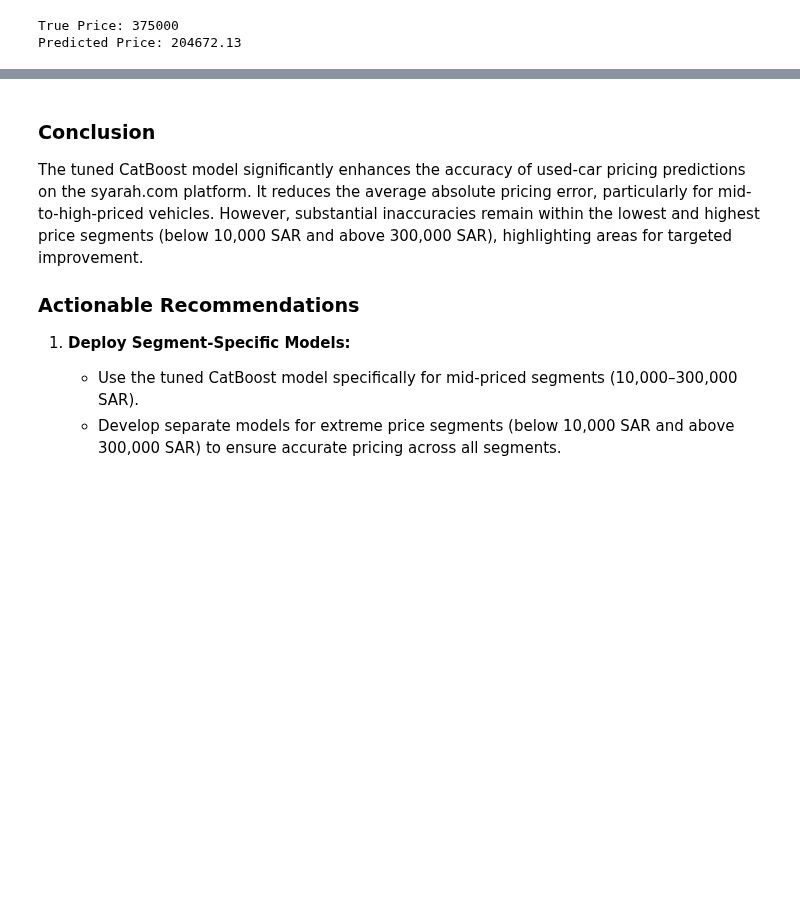
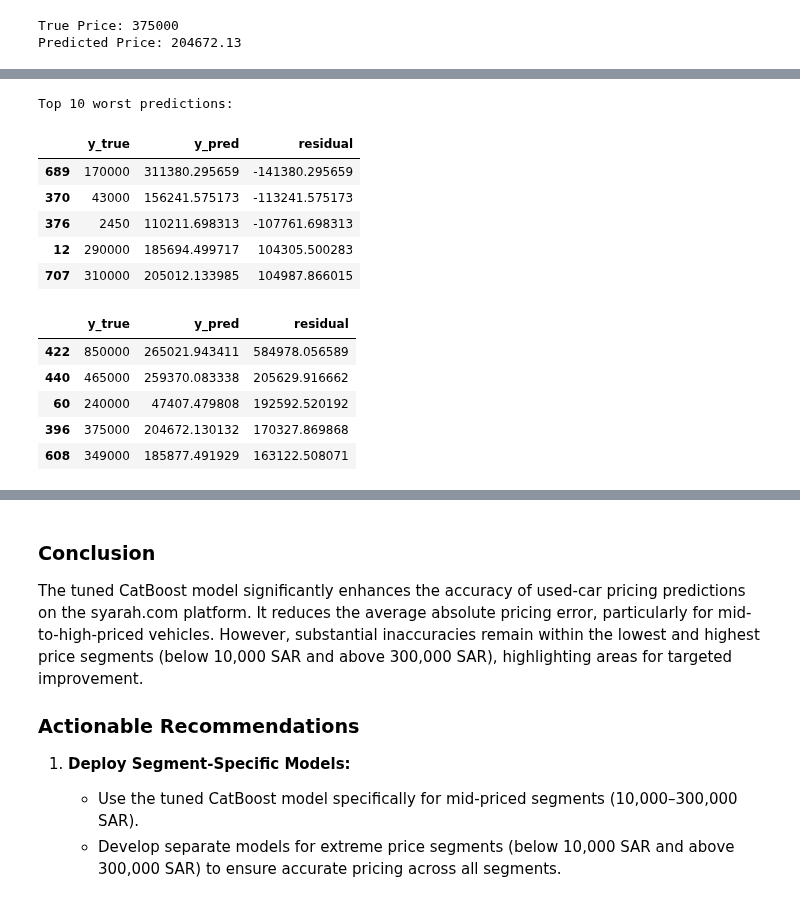
Before and after one commit to RioPramana21/Ctrl-Price-Taking-Control-of-Used-Car-Valuations-with-ML, a Jupyter notebook: code_files/feature_engineering_and_modelling.ipynb, the cells around one changed output, grey strips where cells are left out. Saved outputs shown, nothing was run; the diff lists cells and outputs as text; code cells hidden in the pictures; blank space fills up the shorter version.

```diff
--- a/code_files/feature_engineering_and_modelling.ipynb
+++ b/code_files/feature_engineering_and_modelling.ipynb
@@ -728,0 +767,22 @@ Predicted Price: 204672.13
+# %%
+# 3) tag the "outliers" where absolute-resid > 3×std
+rstd = df_resid["residual"].std()
+outliers = df_resid[np.abs(df_resid["residual"]) > 3*rstd]
+
+print("Top 10 worst predictions:")
+display(outliers.sort_values("residual").head(5))
+display(outliers.sort_values("residual", ascending=False).head(5))
+# %% [output]
+Top 10 worst predictions:
+|  | y_true | y_pred | residual |
+| 689 | 170000 | 311380.295659 | -141380.295659 |
+| 370 | 43000 | 156241.575173 | -113241.575173 |
+| 376 | 2450 | 110211.698313 | -107761.698313 |
+| 12 | 290000 | 185694.499717 | 104305.500283 |
+| 707 | 310000 | 205012.133985 | 104987.866015 |
+|  | y_true | y_pred | residual |
+| 422 | 850000 | 265021.943411 | 584978.056589 |
+| 440 | 465000 | 259370.083338 | 205629.916662 |
+| 60 | 240000 | 47407.479808 | 192592.520192 |
+| 396 | 375000 | 204672.130132 | 170327.869868 |
+| 608 | 349000 | 185877.491929 | 163122.508071 |
```
Also changed, not shown: parts of 4 cells of this notebook.
